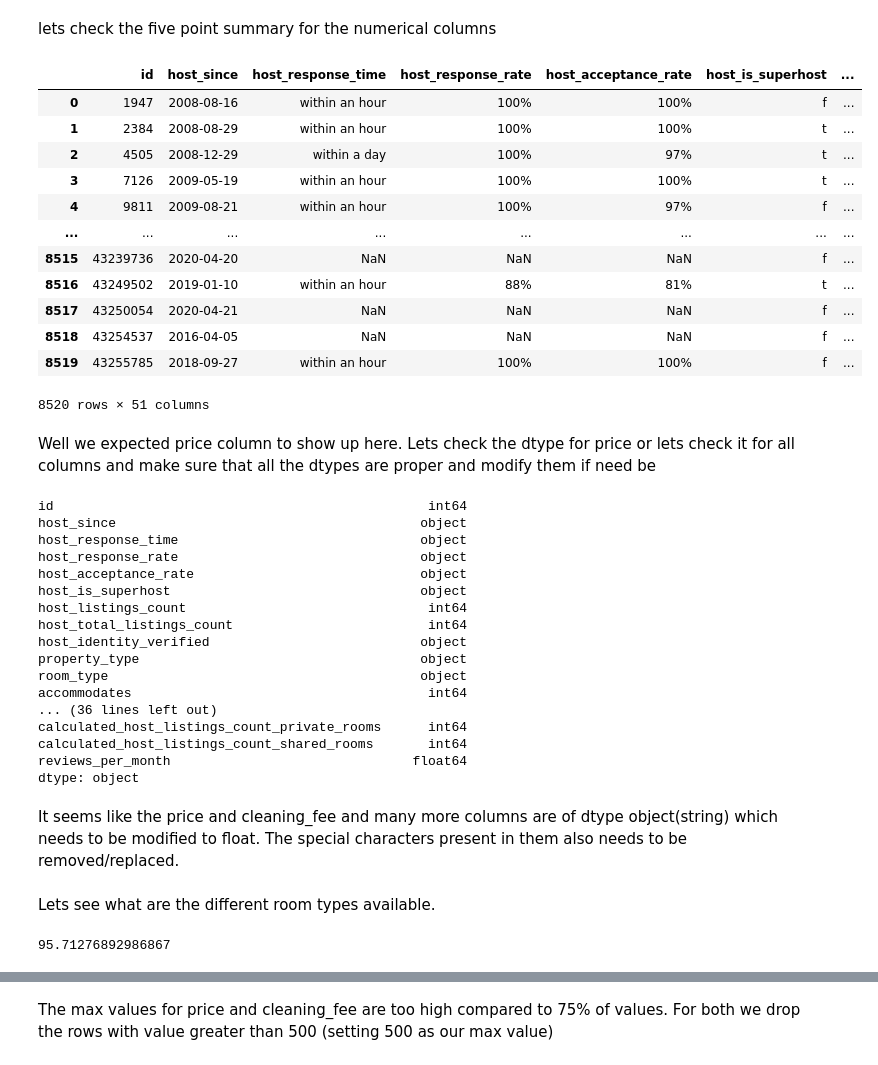
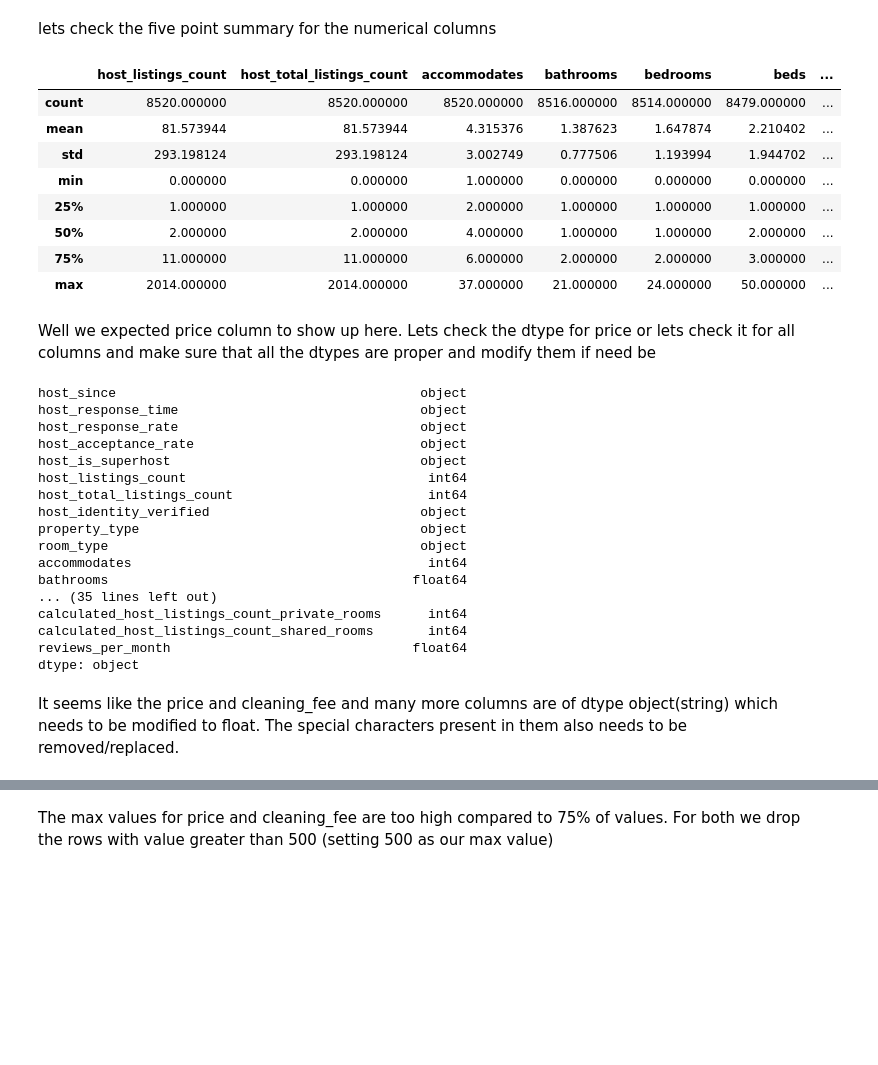
Before and after one commit to addu1/DS_NANO, a Jupyter notebook: airbnb_chicago/chicago.ipynb, the cells around one changed output, grey strips where cells are left out. Saved outputs shown, nothing was run; the diff lists cells and outputs as text; code cells hidden in the pictures; blank space fills up the shorter version.

```diff
--- a/airbnb_chicago/chicago.ipynb
+++ b/airbnb_chicago/chicago.ipynb
@@ -24,5 +88,5 @@ df.head()
 # %%
-drop_columns = ['listing_url', 'scrape_id', 'last_scraped', 'name', 'summary',
+drop_columns = ['id','listing_url', 'scrape_id', 'last_scraped', 'name', 'summary',
  'space', 'description', 'experiences_offered', 'neighborhood_overview',
  'notes', 'transit', 'access', 'interaction', 'house_rules',
  'picture_url', 'host_id', 'host_url', 'host_name', 'host_location','host_about',
@@ -75,27 +139,22 @@ df = df.drop(columns=drop_columns)
 # %% [markdown]
 lets check the five point summary for the numerical columns
 # %%
-df
+df.describe()
 # %% [output]
-|  | id | host_since | host_response_time | host_response_rate | host_acceptance_rate | host_is_superhost | ... |
-| 0 | 1947 | 2008-08-16 | within an hour | 100% | 100% | f | ... |
-| 1 | 2384 | 2008-08-29 | within an hour | 100% | 100% | t | ... |
-| 2 | 4505 | 2008-12-29 | within a day | 100% | 97% | t | ... |
-| 3 | 7126 | 2009-05-19 | within an hour | 100% | 100% | t | ... |
-| 4 | 9811 | 2009-08-21 | within an hour | 100% | 97% | f | ... |
-| ... | ... | ... | ... | ... | ... | ... | ... |
-| 8515 | 43239736 | 2020-04-20 | NaN | NaN | NaN | f | ... |
-| 8516 | 43249502 | 2019-01-10 | within an hour | 88% | 81% | t | ... |
-| 8517 | 43250054 | 2020-04-21 | NaN | NaN | NaN | f | ... |
-| 8518 | 43254537 | 2016-04-05 | NaN | NaN | NaN | f | ... |
-| 8519 | 43255785 | 2018-09-27 | within an hour | 100% | 100% | f | ... |
+|  | host_listings_count | host_total_listings_count | accommodates | bathrooms | bedrooms | beds | ... |
+| count | 8520.000000 | 8520.000000 | 8520.000000 | 8516.000000 | 8514.000000 | 8479.000000 | ... |
+| mean | 81.573944 | 81.573944 | 4.315376 | 1.387623 | 1.647874 | 2.210402 | ... |
+| std | 293.198124 | 293.198124 | 3.002749 | 0.777506 | 1.193994 | 1.944702 | ... |
+| min | 0.000000 | 0.000000 | 1.000000 | 0.000000 | 0.000000 | 0.000000 | ... |
+| 25% | 1.000000 | 1.000000 | 2.000000 | 1.000000 | 1.000000 | 1.000000 | ... |
+| 50% | 2.000000 | 2.000000 | 4.000000 | 1.000000 | 1.000000 | 2.000000 | ... |
+| 75% | 11.000000 | 11.000000 | 6.000000 | 2.000000 | 2.000000 | 3.000000 | ... |
+| max | 2014.000000 | 2014.000000 | 37.000000 | 21.000000 | 24.000000 | 50.000000 | ... |
-8520 rows × 51 columns
 # %% [markdown]
 Well we expected price column to show up here. Lets check the dtype for price or lets check it for all columns and make sure that all the dtypes are proper and modify them if need be
 # %%
 df.dtypes
 # %% [output]
-id                                                int64
 host_since                                       object
 host_response_time                               object
 host_response_rate                               object
@@ -107,7 +166,8 @@ host_identity_verified                           object
 property_type                                    object
 room_type                                        object
 accommodates                                      int64
-... (36 lines left out)
+bathrooms                                       float64
+... (35 lines left out)
 calculated_host_listings_count_private_rooms      int64
 calculated_host_listings_count_shared_rooms       int64
 reviews_per_month                               float64
@@ -121,9 +181,3 @@ df['security_deposit'] = df.security_deposit.replace('[$,%]','',regex=True).asty
 df['extra_people'] = df.extra_people.replace('[$,%]','',regex=True).astype('float')
 df['host_response_rate'] = df.host_response_rate.replace('[$,%]','',regex=True).astype('float')
 df['host_acceptance_rate'] = df.host_acceptance_rate.replace('[$,%]','',regex=True).astype('float')
-# %% [markdown]
-Lets see what are the different room types available.
-# %%
-df
-# %% [output]
-95.71276892986867
```
Also changed, not shown: parts of 60 cells of this notebook, 6 other files.
